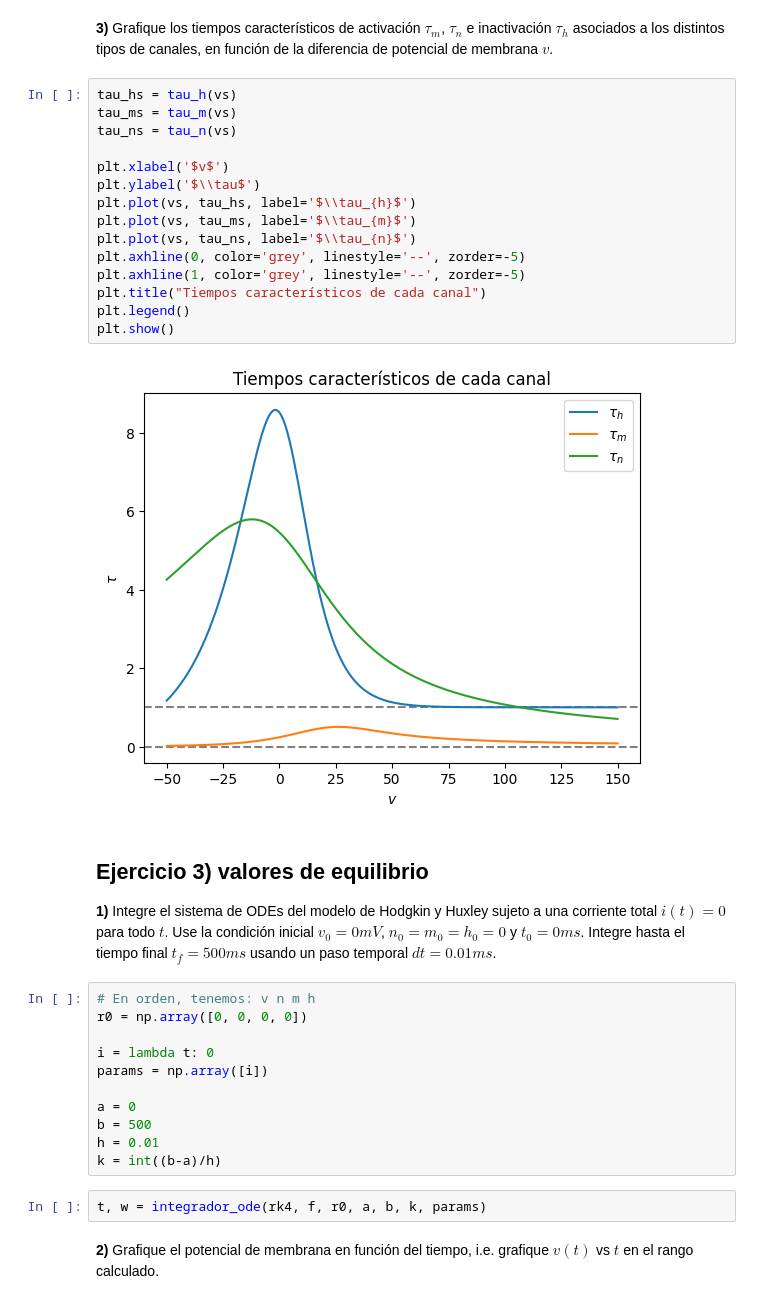
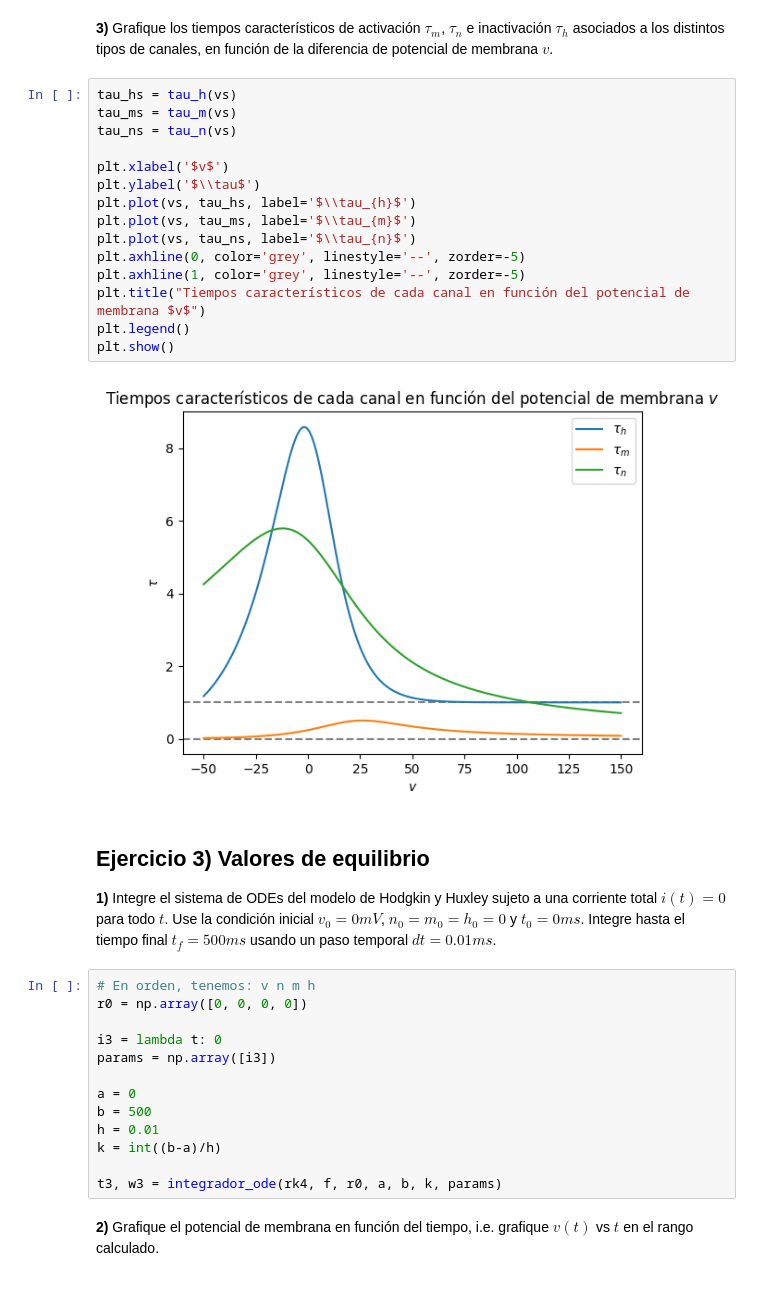
Before and after one commit to basbenja/RedesNeuronales-TrabajosPracticos, a Jupyter notebook: TP1/TrabajoPractico1.ipynb, the cells around one changed output. Saved outputs shown, nothing was run; the diff lists cells and outputs as text.

Commit message:
ejercicio4

```diff
--- a/TP1/TrabajoPractico1.ipynb
+++ b/TP1/TrabajoPractico1.ipynb
@@ -467,37 +441,37 @@ plt.show()
 # %%
 tau_hs = tau_h(vs)
 tau_ms = tau_m(vs)
 tau_ns = tau_n(vs)
 
 plt.xlabel('$v$')
 plt.ylabel('$\\tau$')
 plt.plot(vs, tau_hs, label='$\\tau_{h}$')
 plt.plot(vs, tau_ms, label='$\\tau_{m}$')
 plt.plot(vs, tau_ns, label='$\\tau_{n}$')
 plt.axhline(0, color='grey', linestyle='--', zorder=-5)
 plt.axhline(1, color='grey', linestyle='--', zorder=-5)
-plt.title("Tiempos característicos de cada canal")
+plt.title("Tiempos característicos de cada canal en función del potencial de membrana $v$")
 plt.legend()
 plt.show()
 # %% [output]
-[figure, old version]
+[figure, new version]
 # %% [markdown]
-## Ejercicio 3) valores de equilibrio
+## Ejercicio 3) Valores de equilibrio
 
 **1)** Integre el sistema de ODEs del modelo de Hodgkin y Huxley sujeto a una corriente total $i(t)=0$ para todo $t$. Use la condición inicial $v_0=0mV$, $n_0=m_0=h_0=0$ y $t_0=0ms$. Integre hasta el tiempo final $t_f=500ms$ usando un paso temporal $dt=0.01ms$.
 # %%
 # En orden, tenemos: v n m h
 r0 = np.array([0, 0, 0, 0])
 
-i = lambda t: 0
-params = np.array([i])
+i3 = lambda t: 0
+params = np.array([i3])
 
 a = 0
 b = 500
 h = 0.01
 k = int((b-a)/h)
+
+t3, w3 = integrador_ode(rk4, f, r0, a, b, k, params)
-# %%
-t, w = integrador_ode(rk4, f, r0, a, b, k, params)
 # %% [markdown]
 **2)** Grafique el potencial de membrana en función del tiempo, i.e. grafique $v(t)$ vs $t$ en el rango calculado.
 # %%
```
Also changed, not shown: parts of 42 cells of this notebook.
